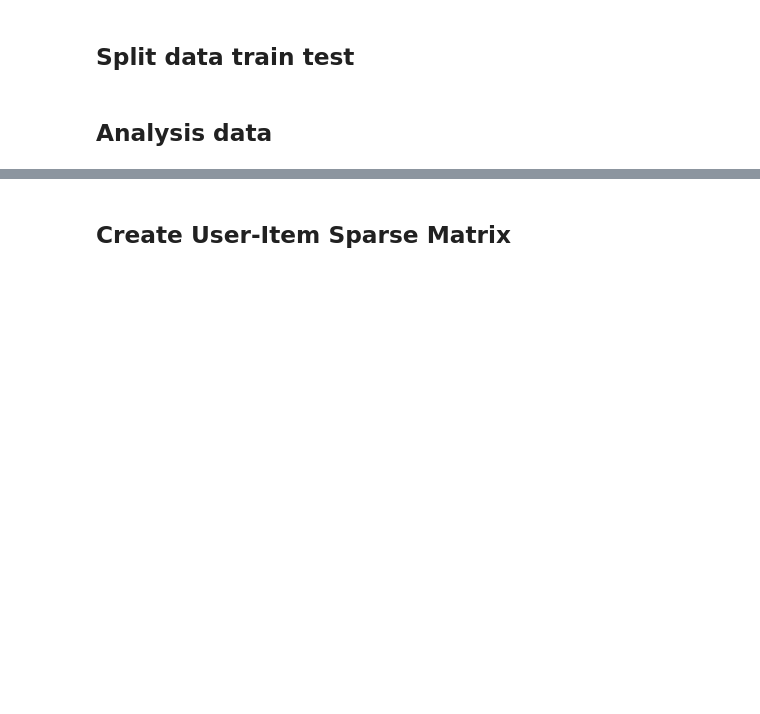
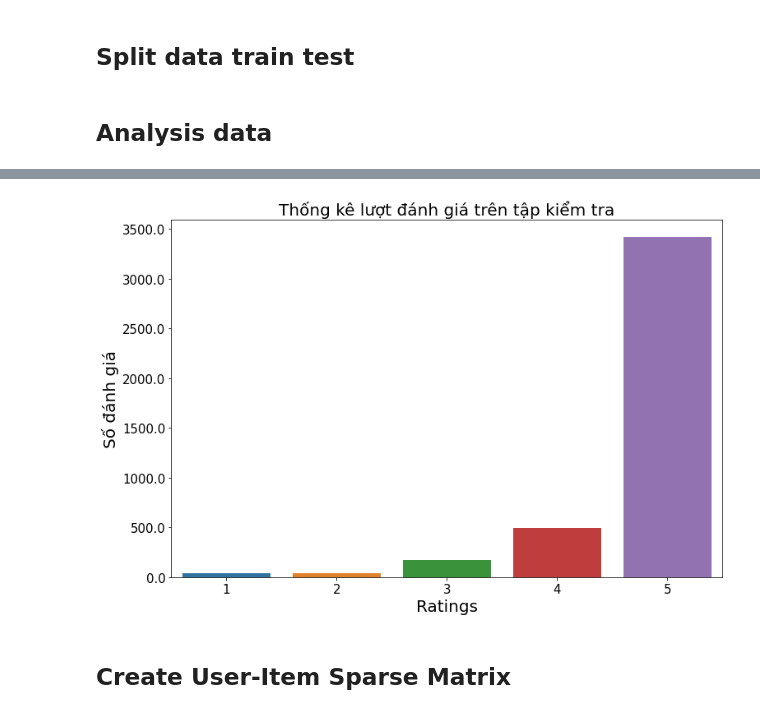
Before and after one commit to lananhlala/DoAnPTIT, a Jupyter notebook: Recommend/cf.ipynb, the cells around one changed output, grey strips where cells are left out. Drawn from its saved outputs; the diff is of its cells as text; code cells hidden in the pictures; blank space fills up the shorter version.

```diff
--- a/Recommend/cf.ipynb
+++ b/Recommend/cf.ipynb
@@ -74,3 +76,16 @@ plt.show()
+# %%
+plt.figure(figsize = (12, 8))
+ax = sns.countplot(x="stars", data=test_data)
+
+ax.set_yticklabels([num for num in ax.get_yticks()])
+
+plt.tick_params(labelsize = 15)
+plt.title("Thống kê lượt đánh giá trên tập kiểm tra", fontsize = 20)
+plt.xlabel("Ratings", fontsize = 20)
+plt.ylabel("Số đánh giá", fontsize = 20)
+plt.show()
+# %% [output]
+[figure, added]
 # %% [markdown]
 ## Create User-Item Sparse Matrix
 # %%
```
Also changed, not shown: parts of 12 cells of this notebook, 41 other files.
